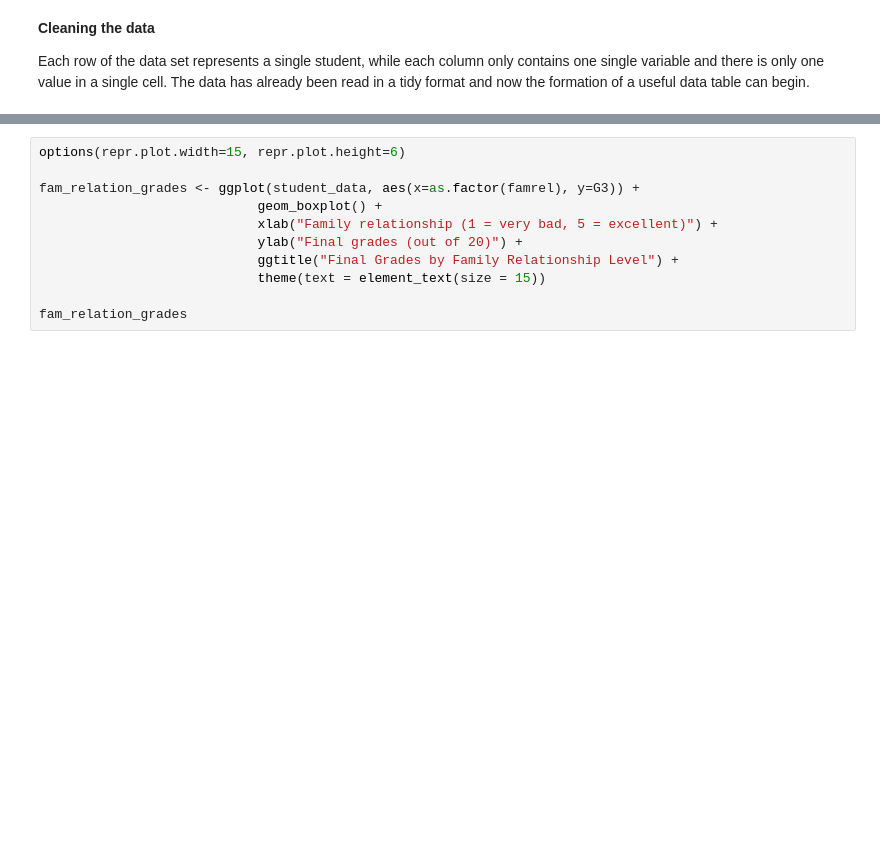
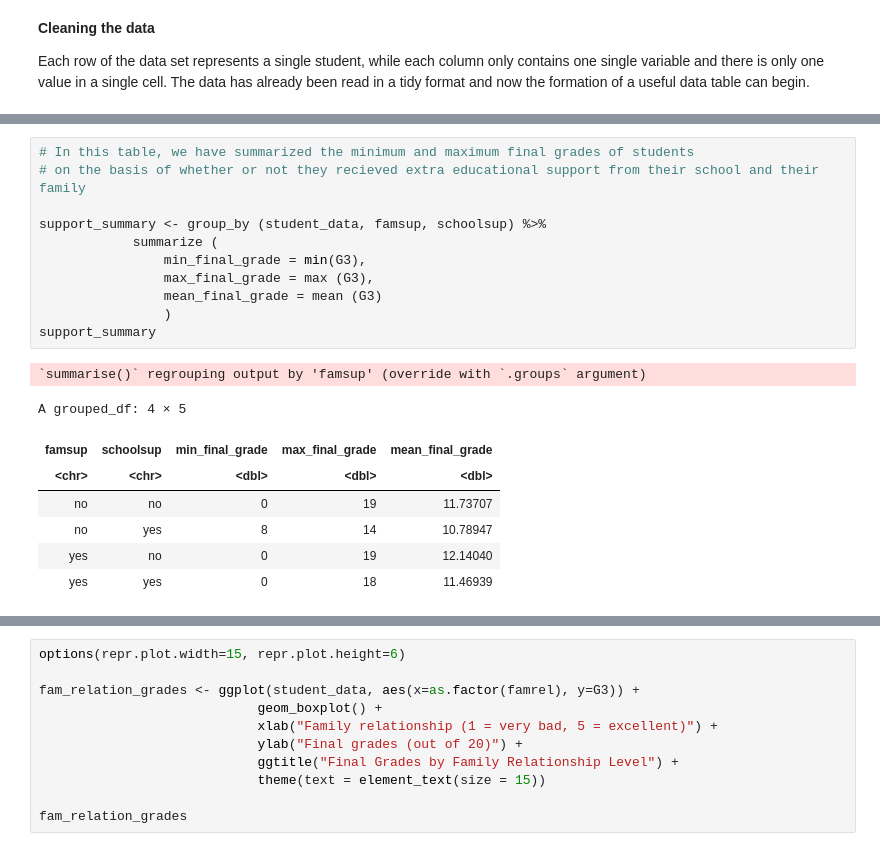
Before and after one commit to jsonthany/dsci_100_project, a Jupyter notebook: project_proposal.ipynb, the cells around one changed output, grey strips where cells are left out. Cells and saved outputs as stored; diff of their text form; blank space fills up the shorter version.

Commit message:
added summary statistics
I have added three tables with similar forms of summary statistics.

```diff
--- a/project_proposal.ipynb
+++ b/project_proposal.ipynb
@@ -78,0 +121,20 @@ Each row of the data set represents a single student, while each column only con
+# %%
+# In this table, we have summarized the minimum and maximum final grades of students
+# on the basis of whether or not they recieved extra educational support from their school and their family
+
+support_summary <- group_by (student_data, famsup, schoolsup) %>%
+            summarize (
+                min_final_grade = min(G3),
+                max_final_grade = max (G3),
+                mean_final_grade = mean (G3)
+                )
+support_summary
+# %% [output]
+`summarise()` regrouping output by 'famsup' (override with `.groups` argument)
+A grouped_df: 4 × 5
+| famsup | schoolsup | min_final_grade | max_final_grade | mean_final_grade |
+| <chr> | <chr> | <dbl> | <dbl> | <dbl> |
+| no | no | 0 | 19 | 11.73707 |
+| no | yes | 8 | 14 | 10.78947 |
+| yes | no | 0 | 19 | 12.14040 |
+| yes | yes | 0 | 18 | 11.46939 |
```
Also changed, not shown: parts of 7 cells of this notebook.
